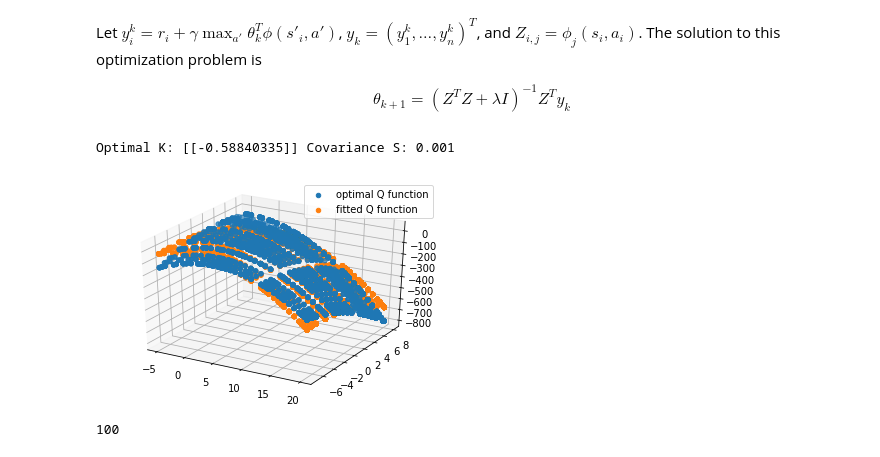
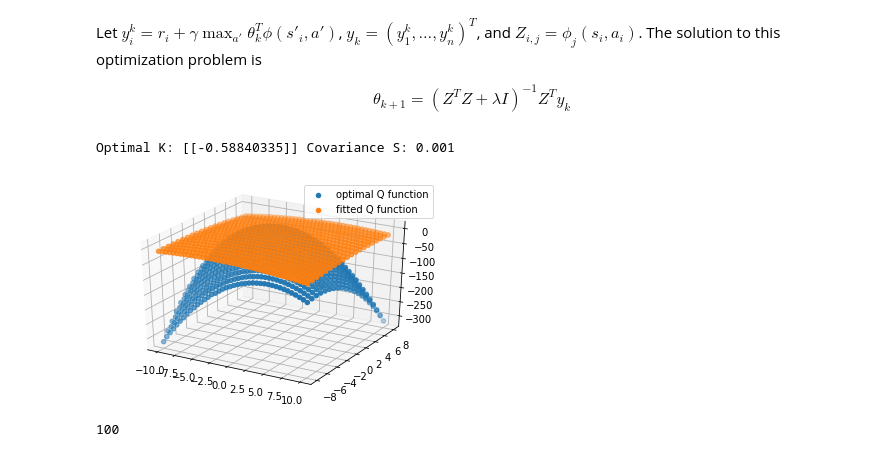
Before and after one commit to Kabongosalomon/Introduction-RL, a Jupyter notebook: Session 03/Fitted_Q_Iteration.ipynb, the cells around one changed output. Saved outputs shown, nothing was run; the diff lists cells and outputs as text; code cells hidden in the pictures.

```diff
--- a/Session 03/Fitted_Q_Iteration.ipynb
+++ b/Session 03/Fitted_Q_Iteration.ipynb
@@ -144,23 +144,23 @@ def collect_data(policy, env, n_data, horizon = np.inf):
     done_flags = np.zeros(n_data)
 
     # Gather data
-    state = env.reset()
+    state_ = env.reset()
     step_count = 0
     for tt in range(n_data):
-        action = policy.sample(state)
-        next_state, reward, done, info = env.step(action)
+        action_ = policy.sample(state_)
+        next_state, reward, done, info = env.step(action_)
 
-        states[tt, :]      = state
-        actions[tt, :]     = action
+        states[tt, :]      = state_
+        actions[tt, :]     = action_
         rewards[tt]        = reward
         next_states[tt, :] = next_state
         done_flags[tt]     = done
 
         if done or step_count == horizon:
           step_count = 0        # if we are done of reched the horizon
-          state = env.reset()   # we reset the env.
+          state_ = env.reset()   # we reset the env.
 
-        state = next_state
+        state_ = next_state
         step_count += 1
 
 
@@ -170,7 +170,7 @@ def collect_data(policy, env, n_data, horizon = np.inf):
 policy = RandomPolicy(actions)
 data = collect_data(policy, env, N_transitions, horizon)
 
-states, actions, next_states, rewards, done_flags = data
+data_states, data_actions, next_states, rewards, done_flags = data
 # done_flags[ii] = 1 if states[ii] is terminal, and 0 otherwise
-print(actions[:5])
+print(data_actions[:5])
 # %% [output]
@@ -218,8 +218,8 @@ theta = np.zeros(feature_map.feature_dim)
 # collect data
 policy = RandomPolicy(actions)
 data = collect_data(policy, env, N_transitions, horizon)
-# data_states, data_actions, data_next_states, data_rewards, data_done_flags = data
-states, actions, next_states, rewards, done_flags = data
+data_states, data_actions, data_next_states, data_rewards, data_done_flags = data
+# states, actions, next_states, rewards, done_flags = data
 
 
 
@@ -229,35 +229,36 @@ n_it = 10
 Z = np.zeros((N_transitions, feature_map.feature_dim))
 y = np.zeros((N_transitions,))
 for it in range(n_it):
     # Compute matrix Z and targets y
     for nn in range(N_transitions):
-        Z[nn, :] = feature_map.map(states[nn], actions[nn])
+        Z[nn, :] = feature_map.map(data_states[nn, :], data_actions[nn, :])
+
         # y[nn] = data_rewards[nn] + \
         # gamma*max([np.dot(theta[nn], feature_map.map(data_next_states[nn], act] for act in data_actions)])
 
         # Compute max_a_q(nextstates[nn, :], a)
         max_value = -np.inf
         for action in actions:
             q_next_state_a = theta.dot(feature_map.map(next_states[nn, :], action))
             if (q_next_state_a > max_value):
                 max_value = q_next_state_a
 
             #
             y[nn]= rewards[nn] + gamma*max_value
 
 
 
     # Solve least squares problem to update theta
     b = Z.T.dot(y)
     lambdaa = 0.01
     A = Z.T.dot(Z) + lambdaa*np.eye(feature_map.feature_dim)
     theta = np.linalg.solve(A, b)
 
 # Plot solution
 plot_solution(env, feature_map, states, actions, theta, gamma)
 # %% [output]
 Optimal K: [[-0.58840335]] Covariance S: 0.001
-[figure, old version]
+[figure, new version]
 # %%
 len(next_states)
 # %% [output]
```
Also changed, not shown: parts of 1 cell of this notebook.
